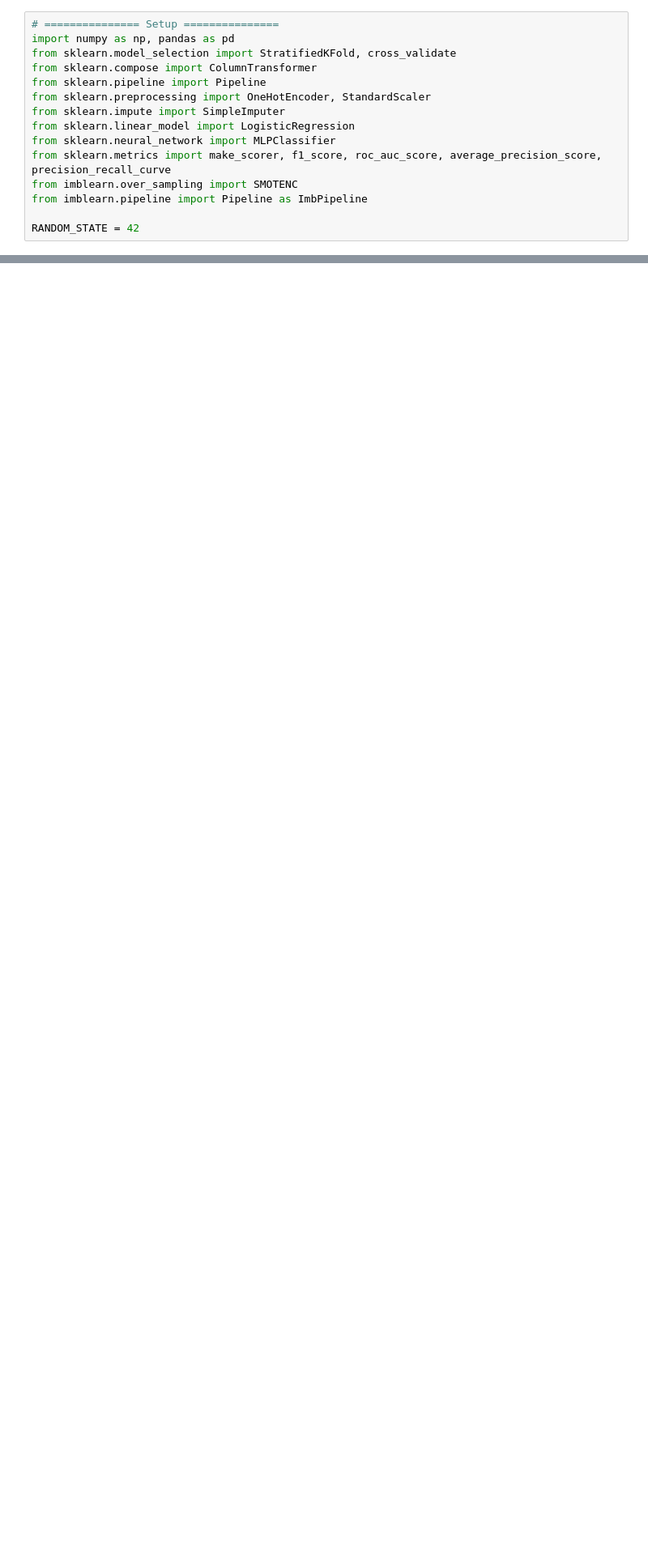
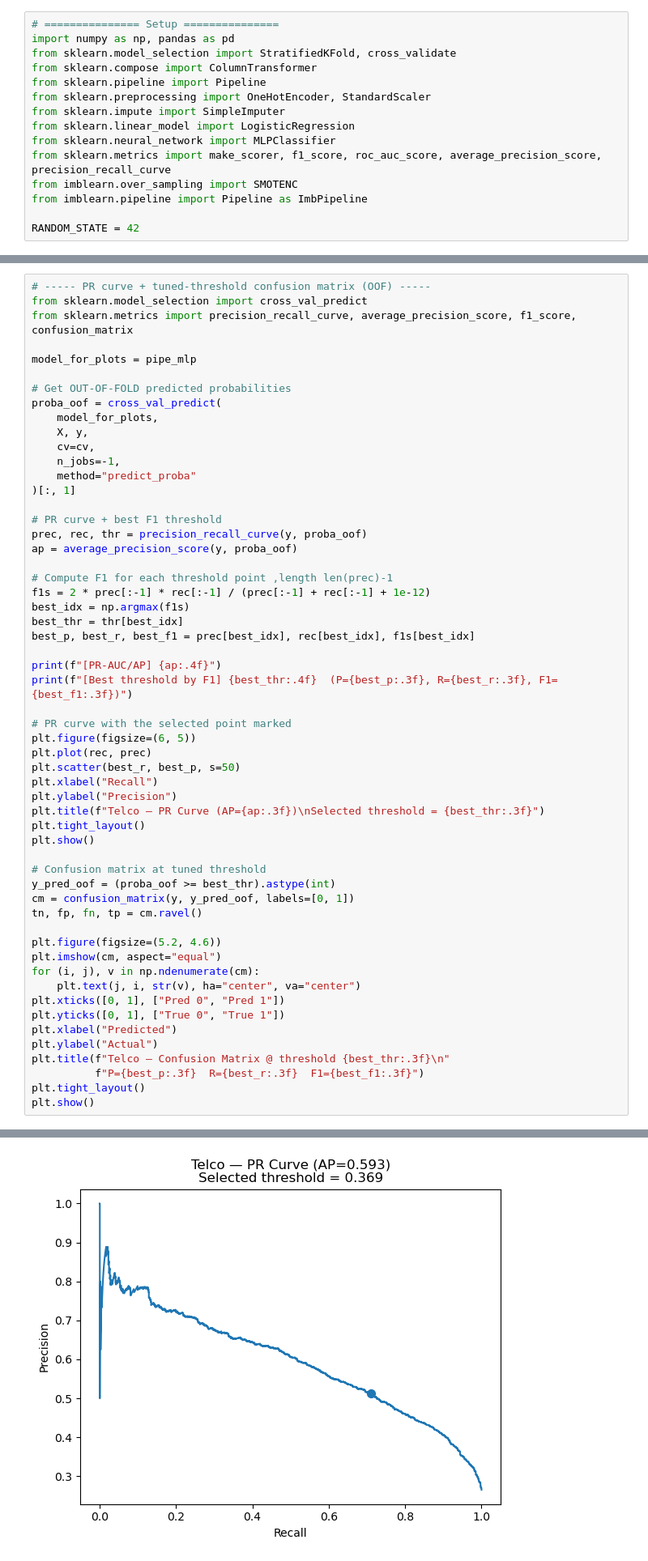
Before and after one commit to YanwithA/MachineLearning, a Jupyter notebook: Telco_cus.ipynb, the cells around one changed output, grey strips where cells are left out. Shown at 81% size. Saved outputs shown, nothing was run; the diff lists cells and outputs as text; blank space fills up the shorter version.

```diff
--- a/Telco_cus.ipynb
+++ b/Telco_cus.ipynb
@@ -111,0 +300,57 @@ MLPClassifier + SMOTENC [Deep]:
+# %%
+# ----- PR curve + tuned-threshold confusion matrix (OOF) -----
+from sklearn.model_selection import cross_val_predict
+from sklearn.metrics import precision_recall_curve, average_precision_score, f1_score, confusion_matrix
+
+model_for_plots = pipe_mlp
+
+# Get OUT-OF-FOLD predicted probabilities
+proba_oof = cross_val_predict(
+    model_for_plots,
+    X, y,
+    cv=cv,
+    n_jobs=-1,
+    method="predict_proba"
+)[:, 1]
+
+# PR curve + best F1 threshold
+prec, rec, thr = precision_recall_curve(y, proba_oof)
+ap = average_precision_score(y, proba_oof)
+
+# Compute F1 for each threshold point ,length len(prec)-1
+f1s = 2 * prec[:-1] * rec[:-1] / (prec[:-1] + rec[:-1] + 1e-12)
+best_idx = np.argmax(f1s)
+best_thr = thr[best_idx]
+best_p, best_r, best_f1 = prec[best_idx], rec[best_idx], f1s[best_idx]
+
+print(f"[PR-AUC/AP] {ap:.4f}")
+print(f"[Best threshold by F1] {best_thr:.4f}  (P={best_p:.3f}, R={best_r:.3f}, F1={best_f1:.3f})")
+
+# PR curve with the selected point marked
+plt.figure(figsize=(6, 5))
+plt.plot(rec, prec)
+plt.scatter(best_r, best_p, s=50)
+plt.xlabel("Recall")
+plt.ylabel("Precision")
+plt.title(f"Telco — PR Curve (AP={ap:.3f})\nSelected threshold = {best_thr:.3f}")
+plt.tight_layout()
+plt.show()
+
+# Confusion matrix at tuned threshold
+y_pred_oof = (proba_oof >= best_thr).astype(int)
+cm = confusion_matrix(y, y_pred_oof, labels=[0, 1])
+tn, fp, fn, tp = cm.ravel()
+
+plt.figure(figsize=(5.2, 4.6))
+plt.imshow(cm, aspect="equal")
+for (i, j), v in np.ndenumerate(cm):
+    plt.text(j, i, str(v), ha="center", va="center")
+plt.xticks([0, 1], ["Pred 0", "Pred 1"])
+plt.yticks([0, 1], ["True 0", "True 1"])
+plt.xlabel("Predicted")
+plt.ylabel("Actual")
+plt.title(f"Telco — Confusion Matrix @ threshold {best_thr:.3f}\n"
+          f"P={best_p:.3f}  R={best_r:.3f}  F1={best_f1:.3f}")
+plt.tight_layout()
+plt.show()
+# %% [output]
@@ -111,0 +359 @@ MLPClassifier + SMOTENC [Deep]:
+[figure, added]
```
Also changed, not shown: parts of 6 cells of this notebook.
